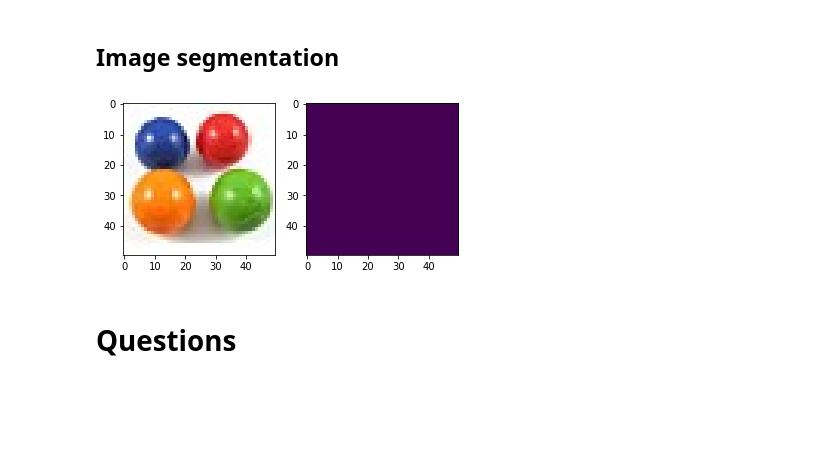
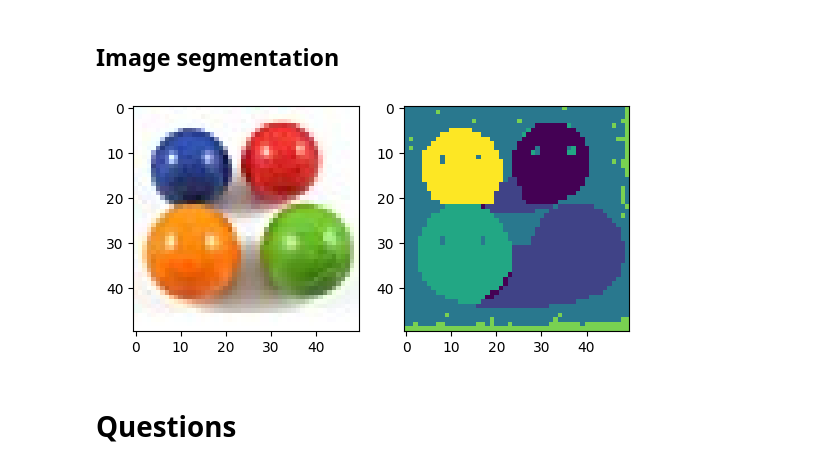
Before and after one commit to SoelMgd/MVA, a Jupyter notebook: Graphs_for_ML/spectral_clustering/spectral_clustering/spectral_clustering.ipynb, the cells around one changed output. Cells and saved outputs as stored; diff of their text form; code cells hidden in the pictures; blank space fills up the shorter version.

```diff
--- a/Graphs_for_ML/spectral_clustering/spectral_clustering/spectral_clustering.ipynb
+++ b/Graphs_for_ML/spectral_clustering/spectral_clustering/spectral_clustering.ipynb
@@ -293,7 +291,7 @@ def parameter_sensitivity():
 # %% [markdown]
 ## Image segmentation
 # %%
-def image_segmentation(input_img='four_elements.bmp'):
+def image_segmentation(input_img='four_elements.bmp', var=1.0, k=20, num_classes=5, chosen_eig_indices=None, laplacian_normalization = 'unn'):
     """
     TO BE COMPLETED
 
@@ -316,11 +314,7 @@ def image_segmentation(input_img='four_elements.bmp'):
     """
     Choose parameters
     """
-    var = 1.0
-    k = 2
-    laplacian_normalization = 'unn'
-    chosen_eig_indices = [1]
-    num_classes = 1
+
 
     W = build_similarity_graph(Xr, var=var, k=k)
     L = build_laplacian(W, laplacian_normalization)
@@ -336,9 +330,9 @@ def image_segmentation(input_img='four_elements.bmp'):
     plt.imshow(Y_rec)
 
     plt.show()
-# %%
-image_segmentation()
-# %% [output]
-[figure, removed]
+# %%
+image_segmentation(var=1.0, k=20, num_classes=6, chosen_eig_indices=None, laplacian_normalization = 'sym') #sym rw unn
+# %% [output]
+[figure, added]
 # %% [markdown]
 # Questions
```
Also changed, not shown: parts of 39 cells of this notebook, 1 other file.
